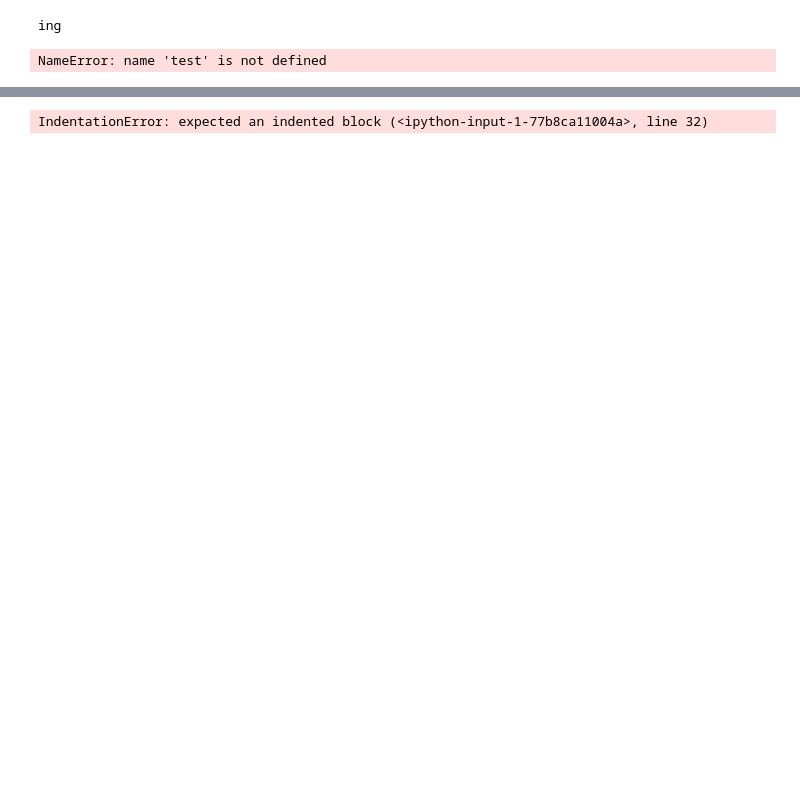
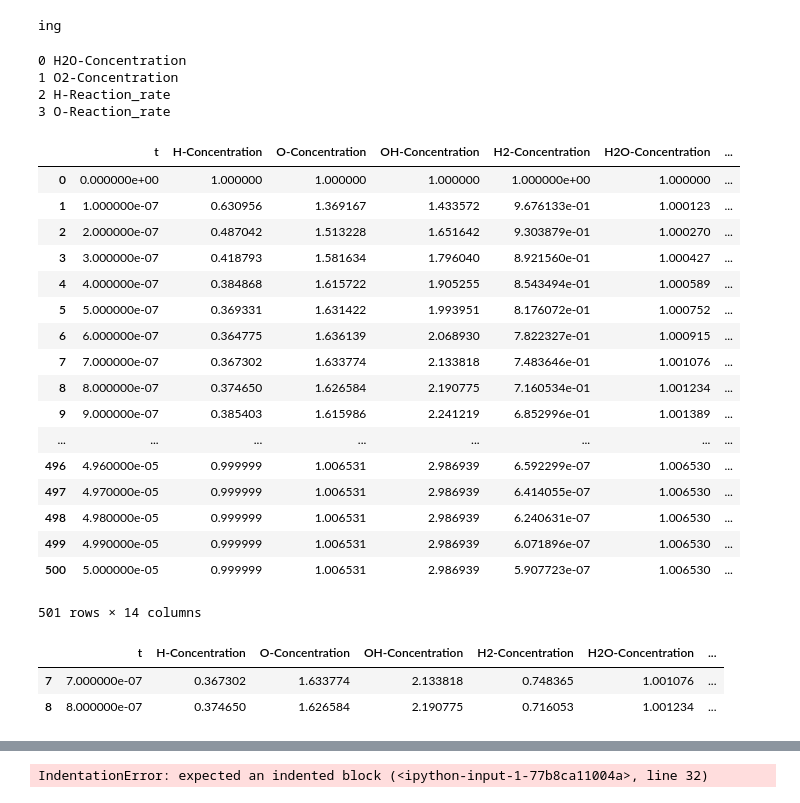
Before and after one commit to cs207group4/cs207-FinalProject, a Jupyter notebook: demo_notebook/Chemviz.ipynb, the cells around one changed output, grey strips where cells are left out. Saved outputs shown, nothing was run; the diff lists cells and outputs as text; code cells hidden in the pictures; blank space fills up the shorter version.

```diff
--- a/demo_notebook/Chemviz.ipynb
+++ b/demo_notebook/Chemviz.ipynb
@@ -3,11 +3,17 @@ helpy = "testing"
 print(helpy.strip()[-3:])
 # %% [output]
 ing
-# %%
-outputfile =
-final = str(outputfile) + (str(png))
-# %% [output]
-NameError: name 'test' is not defined
+# %%
+df.columns
+sp = ['H2O-Concentration', 'O2-Concentration',
+       'H-Reaction_rate', 'O-Reaction_rate']
+for i,v in enumerate(sp):
+    print(i,v)
+# %% [output]
+0 H2O-Concentration
+1 O2-Concentration
+2 H-Reaction_rate
+3 O-Reaction_rate
 # %%
 import numpy as np
 from itertools import product
@@ -14,0 +102,30 @@ import matplotlib as plt
+# %%
+df
+# %% [output]
+|  | t | H-Concentration | O-Concentration | OH-Concentration | H2-Concentration | H2O-Concentration | ... |
+| 0 | 0.000000e+00 | 1.000000 | 1.000000 | 1.000000 | 1.000000e+00 | 1.000000 | ... |
+| 1 | 1.000000e-07 | 0.630956 | 1.369167 | 1.433572 | 9.676133e-01 | 1.000123 | ... |
+| 2 | 2.000000e-07 | 0.487042 | 1.513228 | 1.651642 | 9.303879e-01 | 1.000270 | ... |
+| 3 | 3.000000e-07 | 0.418793 | 1.581634 | 1.796040 | 8.921560e-01 | 1.000427 | ... |
+| 4 | 4.000000e-07 | 0.384868 | 1.615722 | 1.905255 | 8.543494e-01 | 1.000589 | ... |
+| 5 | 5.000000e-07 | 0.369331 | 1.631422 | 1.993951 | 8.176072e-01 | 1.000752 | ... |
+| 6 | 6.000000e-07 | 0.364775 | 1.636139 | 2.068930 | 7.822327e-01 | 1.000915 | ... |
+| 7 | 7.000000e-07 | 0.367302 | 1.633774 | 2.133818 | 7.483646e-01 | 1.001076 | ... |
+| 8 | 8.000000e-07 | 0.374650 | 1.626584 | 2.190775 | 7.160534e-01 | 1.001234 | ... |
+| 9 | 9.000000e-07 | 0.385403 | 1.615986 | 2.241219 | 6.852996e-01 | 1.001389 | ... |
+| ... | ... | ... | ... | ... | ... | ... | ... |
+| 496 | 4.960000e-05 | 0.999999 | 1.006531 | 2.986939 | 6.592299e-07 | 1.006530 | ... |
+| 497 | 4.970000e-05 | 0.999999 | 1.006531 | 2.986939 | 6.414055e-07 | 1.006530 | ... |
+| 498 | 4.980000e-05 | 0.999999 | 1.006531 | 2.986939 | 6.240631e-07 | 1.006530 | ... |
+| 499 | 4.990000e-05 | 0.999999 | 1.006531 | 2.986939 | 6.071896e-07 | 1.006530 | ... |
+| 500 | 5.000000e-05 | 0.999999 | 1.006531 | 2.986939 | 5.907723e-07 | 1.006530 | ... |
+501 rows × 14 columns
+# %%
+def filterByTemperature(lowTemp, highTemp):
+    return df[(df['t']<=highTemp) & (df['t']>=lowTemp)]
+newdf = filterByTemperature(.0000007,.0000009)
+newdf
+# %% [output]
+|  | t | H-Concentration | O-Concentration | OH-Concentration | H2-Concentration | H2O-Concentration | ... |
+| 7 | 7.000000e-07 | 0.367302 | 1.633774 | 2.133818 | 0.748365 | 1.001076 | ... |
+| 8 | 8.000000e-07 | 0.374650 | 1.626584 | 2.190775 | 0.716053 | 1.001234 | ... |
```
Also changed, not shown: parts of 4 cells of this notebook.
